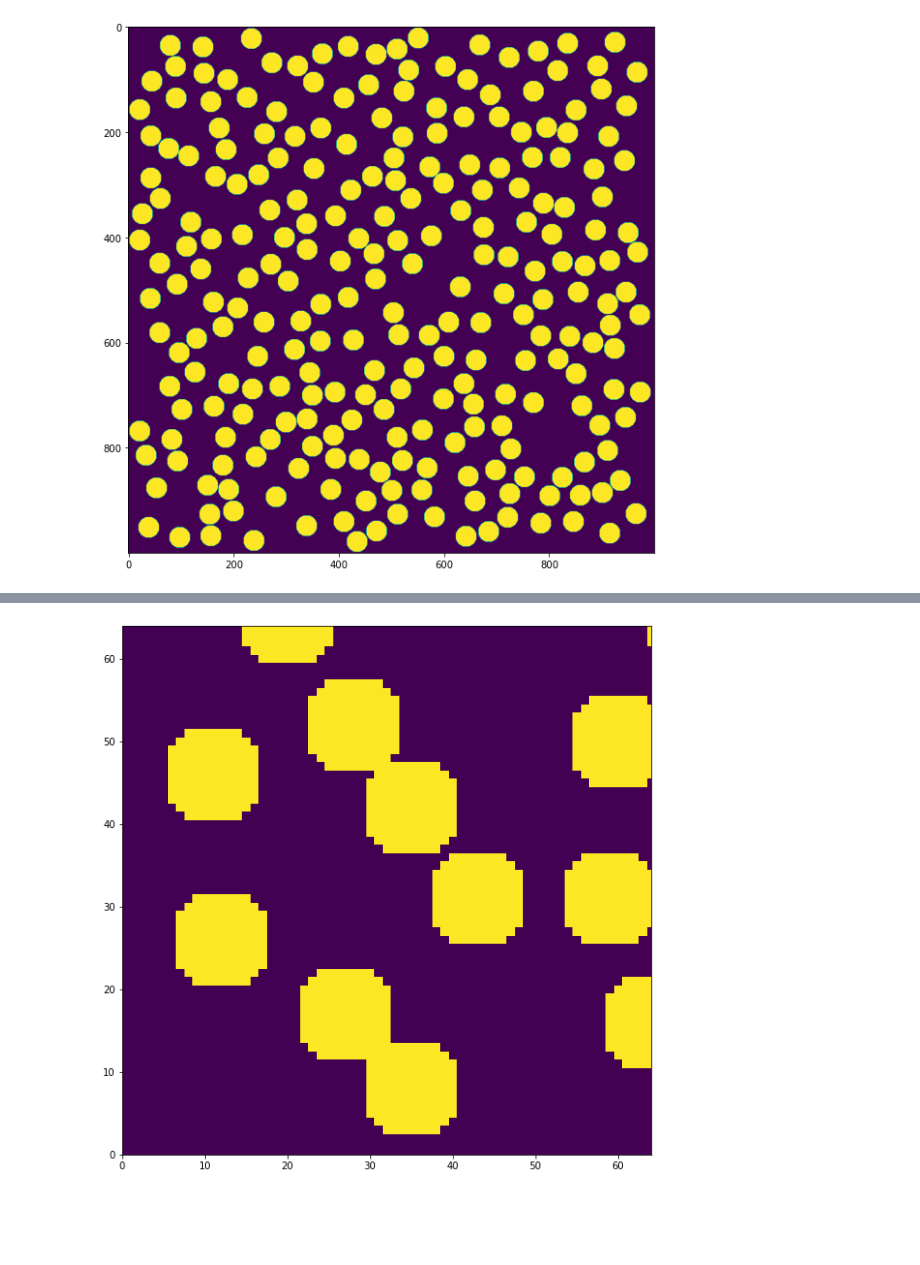
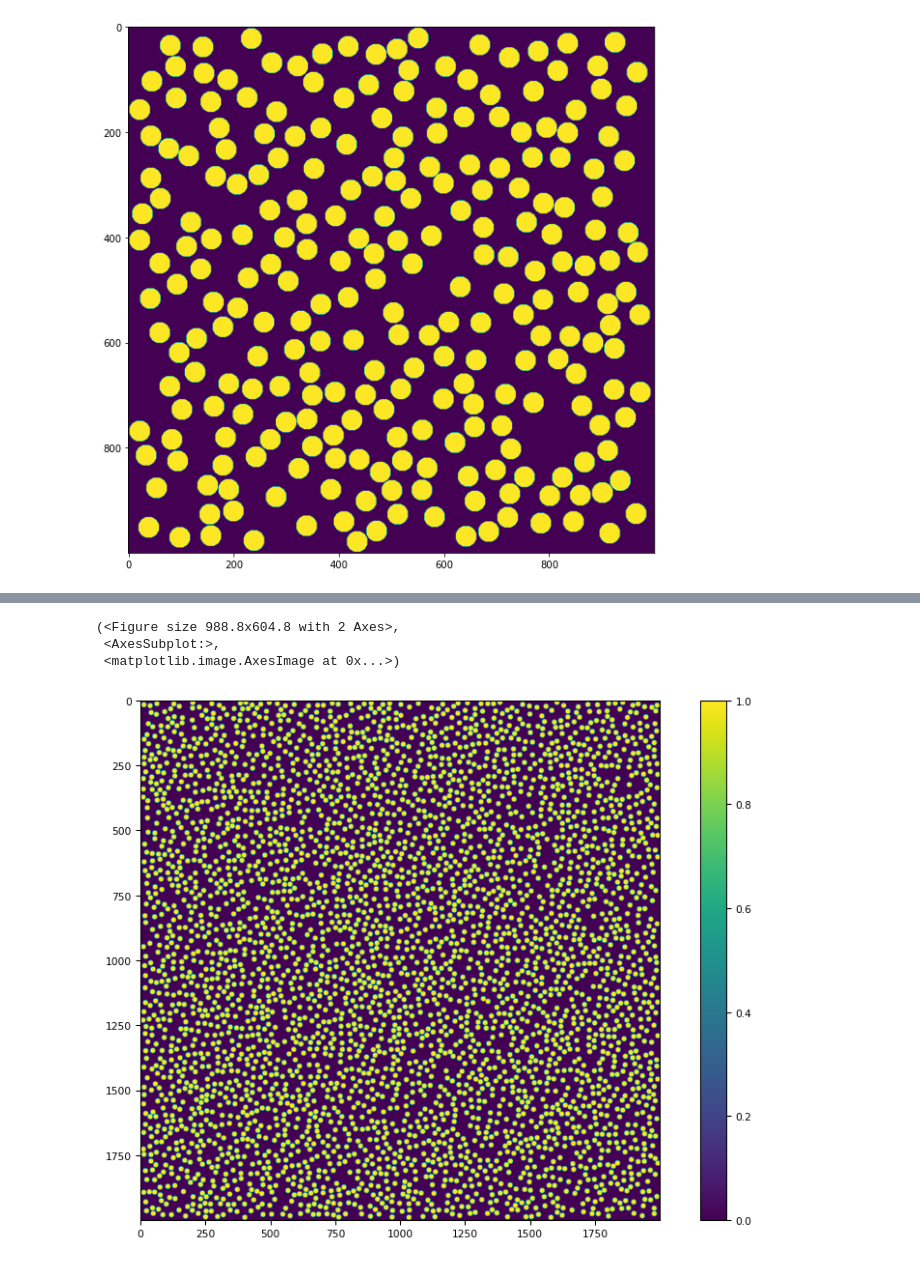
Before and after one commit to katiezzzzz/Gantastic, a Jupyter notebook: conditional_gan_microstructure/inspect_dataset.ipynb, the cells around one changed output, grey strips where cells are left out. Drawn from its saved outputs; the diff is of its cells as text; code cells hidden in the pictures; blank space fills up the shorter version.

```diff
--- a/conditional_gan_microstructure/inspect_dataset.ipynb
+++ b/conditional_gan_microstructure/inspect_dataset.ipynb
@@ -98,12 +79,16 @@ for image in content:
-# %%
-with open(PATH+'/data/r6.pkl', 'rb') as pickle_file:
-    content = pickle.load(pickle_file)
-
-for image in content:
-    figure(figsize=(10,10))
-    plt.imshow(image)
-    plt.xlim(0,64)
-    plt.ylim(0,64)
-    plt.show()
-# %% [output]
-[figure, removed]
+# %%
+import numpy as np
+from PIL import Image
+import matplotlib.pyplot as plt
+from matplotlib.pyplot import figure
+import tifffile
+
+PATH = '/home/katiez/ML/conditional_gan_microstructure/code_files/data/'
+
+im = tifffile.imread(PATH+'BigCircles.tiff')
+tifffile.imshow(im)
+# %% [output]
+(<Figure size 988.8x604.8 with 2 Axes>,
+ <AxesSubplot:>,
+ <matplotlib.image.AxesImage at 0x...>)
+[figure, added]
```
Also changed, not shown: parts of 2 cells of this notebook, 16 other files.
